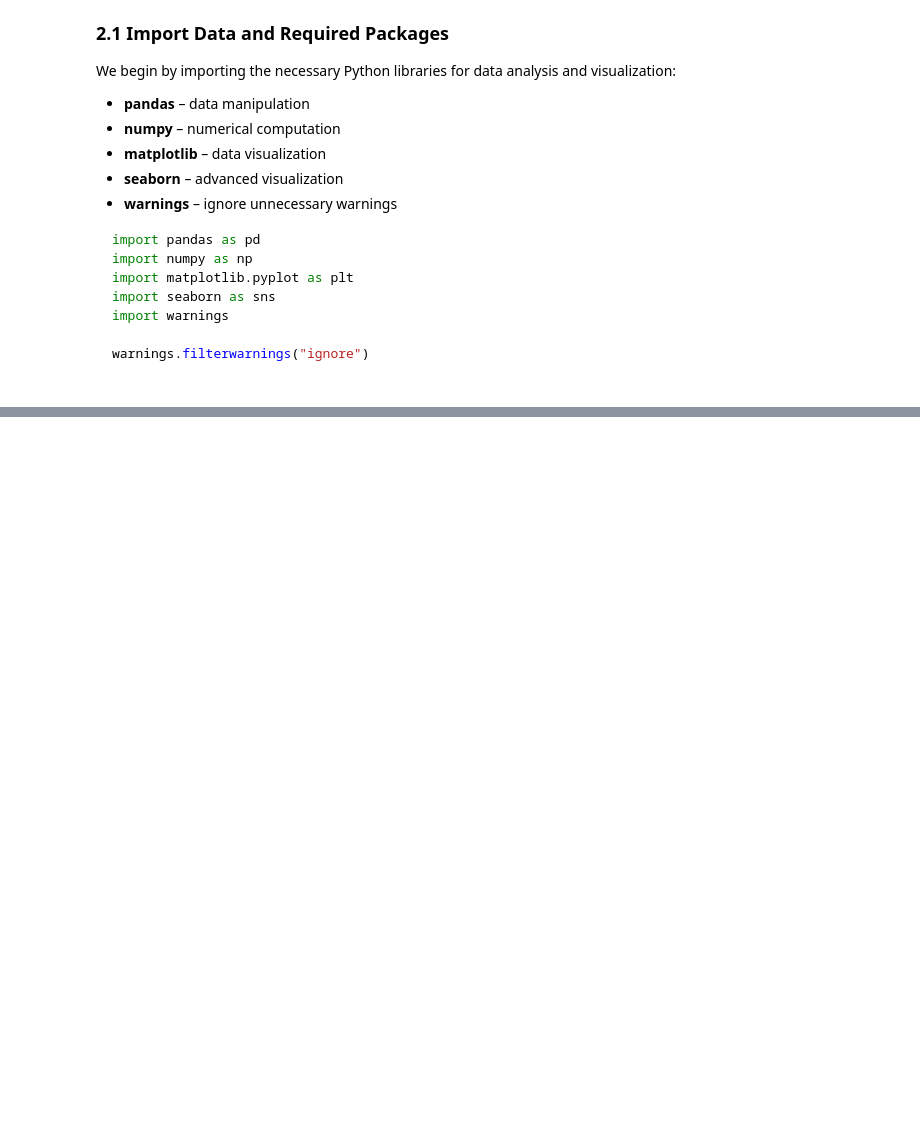
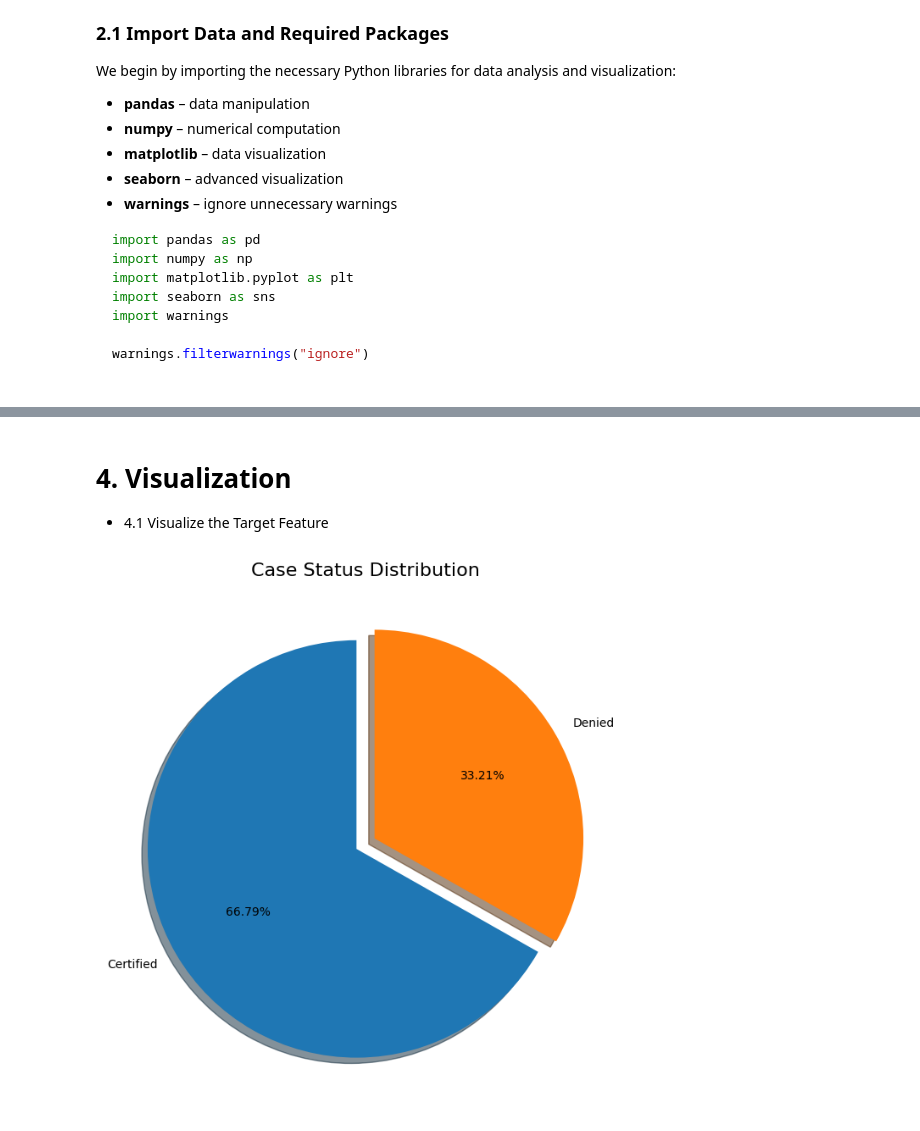
Before and after one commit to atikhasan007/us-visa-approval-prediction, a Jupyter notebook: notebooks/i_eda_us_visa.ipynb, the cells around one changed output, grey strips where cells are left out. Cells and saved outputs as stored; diff of their text form; code cells hidden in the pictures; blank space fills up the shorter version.

```diff
--- a/notebooks/i_eda_us_visa.ipynb
+++ b/notebooks/i_eda_us_visa.ipynb
@@ -65,0 +417,25 @@ warnings.filterwarnings("ignore")
+# %% [markdown]
+# 4. Visualization
+* 4.1 Visualize the Target Feature
+# %%
+percentage = df["case_status"].value_counts(normalize=True) * 100
+labels = percentage.index.tolist()
+
+# Plot Pie Chart with Matplotlib
+fig, ax = plt.subplots(figsize=(15, 8))
+
+explode = [0.05] * len(labels)
+
+ax.pie(
+    percentage,
+    labels=labels,
+    startangle=90,
+    autopct='%1.2f%%',
+    explode=explode,
+    shadow=True
+)
+
+ax.set_title("Case Status Distribution", fontsize=16)
+plt.show()
+# %% [output]
+[figure, added]
```
Also changed, not shown: parts of 79 cells of this notebook, 1 other file.
